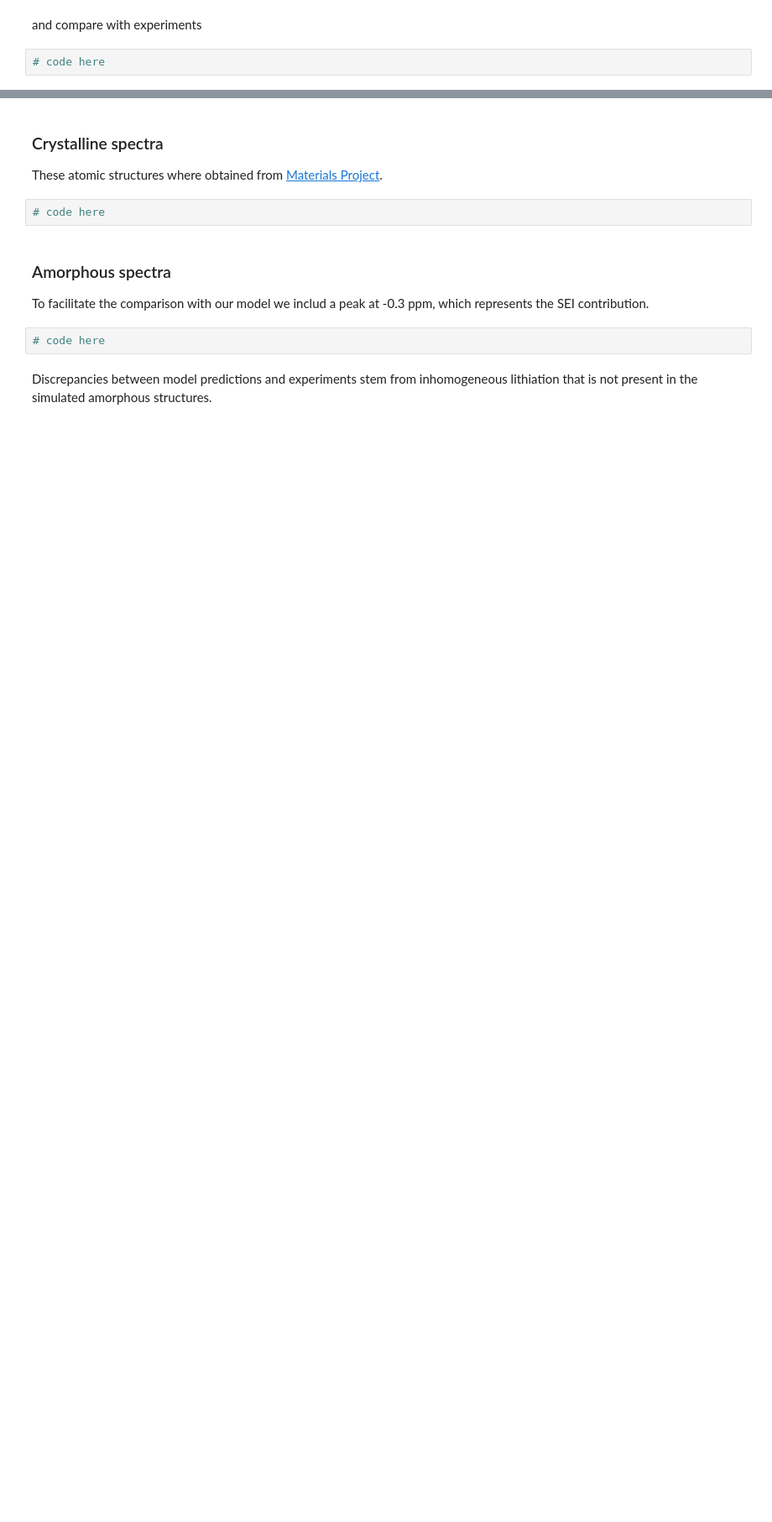
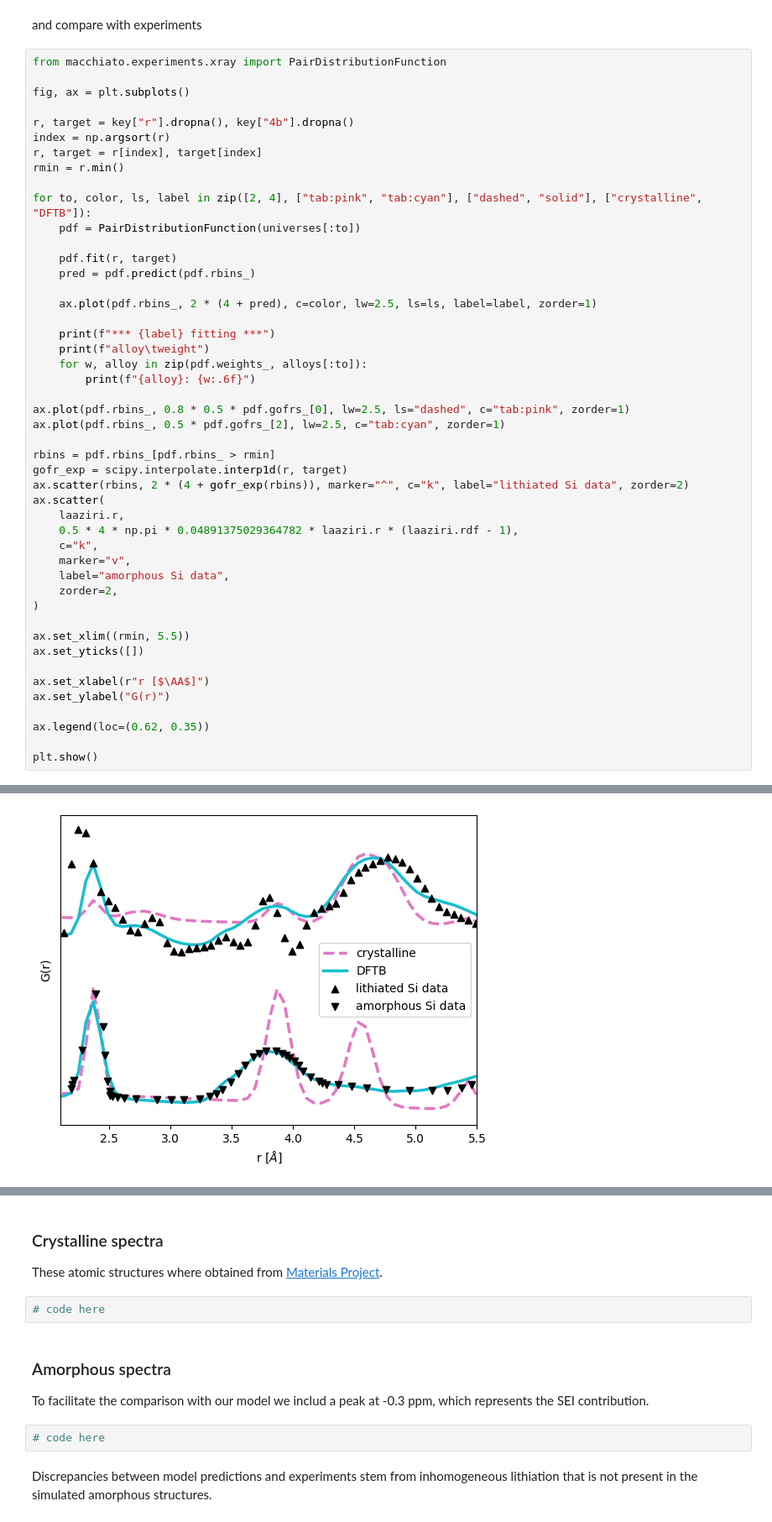
Before and after one commit to fernandezfran/macchiato, a Jupyter notebook: paper/pipeline.ipynb, the cells around one changed output, grey strips where cells are left out. Shown: that part at 84% size. Cells and saved outputs as stored; diff of their text form; blank space fills up the shorter version.

```diff
--- a/paper/pipeline.ipynb
+++ b/paper/pipeline.ipynb
@@ -34,4 +140,50 @@ These RDFs can be used to compute the Pair Distribution Funcition, _G(r)_
 # %% [markdown]
 and compare with experiments
 # %%
-# code here
+from macchiato.experiments.xray import PairDistributionFunction
+
+fig, ax = plt.subplots()
+
+r, target = key["r"].dropna(), key["4b"].dropna()
+index = np.argsort(r)
+r, target = r[index], target[index]
+rmin = r.min()
+
+for to, color, ls, label in zip([2, 4], ["tab:pink", "tab:cyan"], ["dashed", "solid"], ["crystalline", "DFTB"]):
+    pdf = PairDistributionFunction(universes[:to])
+
+    pdf.fit(r, target)
+    pred = pdf.predict(pdf.rbins_)
+
+    ax.plot(pdf.rbins_, 2 * (4 + pred), c=color, lw=2.5, ls=ls, label=label, zorder=1)
+
+    print(f"*** {label} fitting ***")
+    print(f"alloy\tweight")
+    for w, alloy in zip(pdf.weights_, alloys[:to]):
+        print(f"{alloy}: {w:.6f}")
+
+ax.plot(pdf.rbins_, 0.8 * 0.5 * pdf.gofrs_[0], lw=2.5, ls="dashed", c="tab:pink", zorder=1)
+ax.plot(pdf.rbins_, 0.5 * pdf.gofrs_[2], lw=2.5, c="tab:cyan", zorder=1)
+
+rbins = pdf.rbins_[pdf.rbins_ > rmin]
+gofr_exp = scipy.interpolate.interp1d(r, target)
+ax.scatter(rbins, 2 * (4 + gofr_exp(rbins)), marker="^", c="k", label="lithiated Si data", zorder=2)
+ax.scatter(
+    laaziri.r,
+    0.5 * 4 * np.pi * 0.04891375029364782 * laaziri.r * (laaziri.rdf - 1),
+    c="k",
+    marker="v",
+    label="amorphous Si data",
+    zorder=2,
+)
+
+ax.set_xlim((rmin, 5.5))
+ax.set_yticks([])
+
+ax.set_xlabel(r"r [$\AA$]")
+ax.set_ylabel("G(r)")
+
+ax.legend(loc=(0.62, 0.35))
+
+plt.show()
+# %% [output]
@@ -38,3 +200,4 @@ and compare with experiments
+[figure, added]
 # %% [markdown]
 ## $^7$Li NMR chemical spectra
 
```
Also changed, not shown: parts of 11 cells of this notebook, 2 other files.
